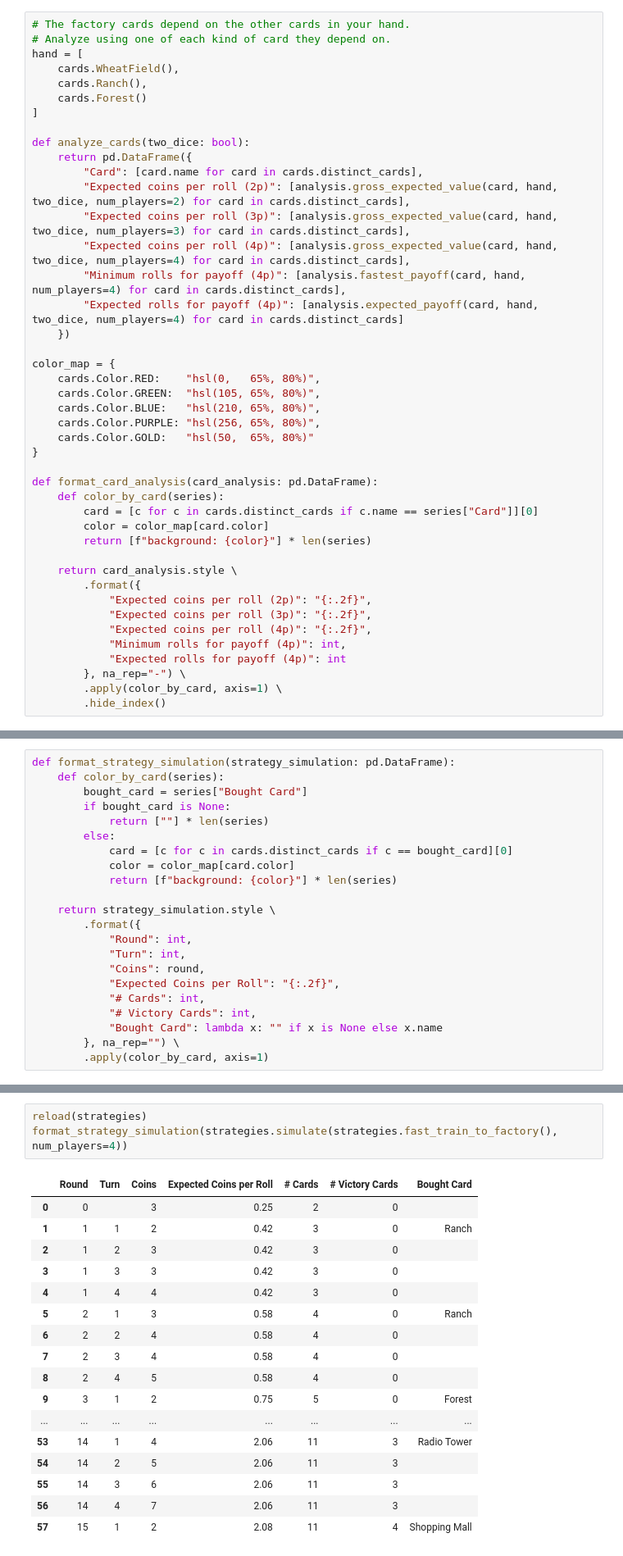
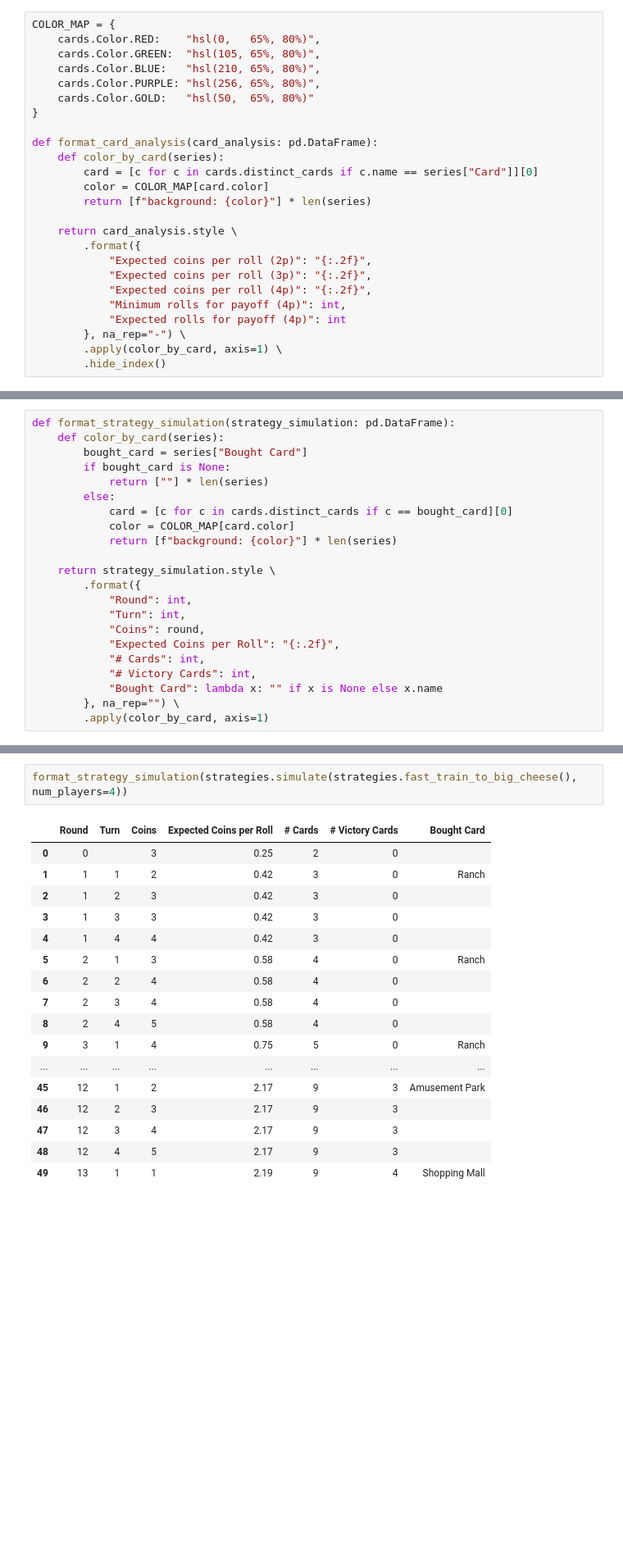
Before and after one commit to brcrista/Machi-Koro-Analysis, a Jupyter notebook: src/analysis.ipynb, the cells around one changed output, grey strips where cells are left out. Shown at 82% size. Cells and saved outputs as stored; diff of their text form; blank space fills up the shorter version.

Commit message:
Fit and finish (#9)
- Move all helper files for the notebook into an `analysis` module
- Buy Radio Tower second in fast train strategies
- Buy a Stadium and no Cafes in the Highest Margin strategy

```diff
--- a/src/analysis.ipynb
+++ b/src/analysis.ipynb
@@ -75,25 +75,7 @@ $$
 \end{align}
 $$
 # %%
-# The factory cards depend on the other cards in your hand.
-# Analyze using one of each kind of card they depend on.
-hand = [
-    cards.WheatField(),
-    cards.Ranch(),
-    cards.Forest()
-]
-
-def analyze_cards(two_dice: bool):
-    return pd.DataFrame({
-        "Card": [card.name for card in cards.distinct_cards],
-        "Expected coins per roll (2p)": [analysis.gross_expected_value(card, hand, two_dice, num_players=2) for card in cards.distinct_cards],
-        "Expected coins per roll (3p)": [analysis.gross_expected_value(card, hand, two_dice, num_players=3) for card in cards.distinct_cards],
-        "Expected coins per roll (4p)": [analysis.gross_expected_value(card, hand, two_dice, num_players=4) for card in cards.distinct_cards],
-        "Minimum rolls for payoff (4p)": [analysis.fastest_payoff(card, hand, num_players=4) for card in cards.distinct_cards],
-        "Expected rolls for payoff (4p)": [analysis.expected_payoff(card, hand, two_dice, num_players=4) for card in cards.distinct_cards]
-    })
-
-color_map = {
+COLOR_MAP = {
     cards.Color.RED:    "hsl(0,   65%, 80%)",
     cards.Color.GREEN:  "hsl(105, 65%, 80%)",
     cards.Color.BLUE:   "hsl(210, 65%, 80%)",
@@ -104,7 +86,7 @@ color_map = {
 def format_card_analysis(card_analysis: pd.DataFrame):
     def color_by_card(series):
         card = [c for c in cards.distinct_cards if c.name == series["Card"]][0]
-        color = color_map[card.color]
+        color = COLOR_MAP[card.color]
         return [f"background: {color}"] * len(series)
 
     return card_analysis.style \
@@ -269,7 +251,7 @@ def format_strategy_simulation(strategy_simulation: pd.DataFrame):
             return [""] * len(series)
         else:
             card = [c for c in cards.distinct_cards if c == bought_card][0]
-            color = color_map[card.color]
+            color = COLOR_MAP[card.color]
             return [f"background: {color}"] * len(series)
 
     return strategy_simulation.style \
@@ -326,23 +306,22 @@ format_strategy_simulation(strategies.simulate(strategies.big_convenience_store(
 | 52 | 13 | 4 | 14 | 2.00 | 12 | 3 |  |
 | 53 | 14 | 1 | 3 | 2.00 | 12 | 4 | Amusement Park |
 # %%
-reload(strategies)
-format_strategy_simulation(strategies.simulate(strategies.fast_train_to_factory(), num_players=4))
+format_strategy_simulation(strategies.simulate(strategies.fast_train_to_big_cheese(), num_players=4))
 # %% [output]
 |  | Round | Turn | Coins | Expected Coins per Roll | # Cards | # Victory Cards | Bought Card |
 | 0 | 0 |  | 3 | 0.25 | 2 | 0 |  |
 | 1 | 1 | 1 | 2 | 0.42 | 3 | 0 | Ranch |
 | 2 | 1 | 2 | 3 | 0.42 | 3 | 0 |  |
 | 3 | 1 | 3 | 3 | 0.42 | 3 | 0 |  |
 | 4 | 1 | 4 | 4 | 0.42 | 3 | 0 |  |
 | 5 | 2 | 1 | 3 | 0.58 | 4 | 0 | Ranch |
 | 6 | 2 | 2 | 4 | 0.58 | 4 | 0 |  |
 | 7 | 2 | 3 | 4 | 0.58 | 4 | 0 |  |
 | 8 | 2 | 4 | 5 | 0.58 | 4 | 0 |  |
-| 9 | 3 | 1 | 2 | 0.75 | 5 | 0 | Forest |
+| 9 | 3 | 1 | 4 | 0.75 | 5 | 0 | Ranch |
 | ... | ... | ... | ... | ... | ... | ... | ... |
-| 53 | 14 | 1 | 4 | 2.06 | 11 | 3 | Radio Tower |
-| 54 | 14 | 2 | 5 | 2.06 | 11 | 3 |  |
-| 55 | 14 | 3 | 6 | 2.06 | 11 | 3 |  |
-| 56 | 14 | 4 | 7 | 2.06 | 11 | 3 |  |
-| 57 | 15 | 1 | 2 | 2.08 | 11 | 4 | Shopping Mall |
+| 45 | 12 | 1 | 2 | 2.17 | 9 | 3 | Amusement Park |
+| 46 | 12 | 2 | 3 | 2.17 | 9 | 3 |  |
+| 47 | 12 | 3 | 4 | 2.17 | 9 | 3 |  |
+| 48 | 12 | 4 | 5 | 2.17 | 9 | 3 |  |
+| 49 | 13 | 1 | 1 | 2.19 | 9 | 4 | Shopping Mall |
```
Also changed, not shown: parts of 8 cells of this notebook, 5 other files.
